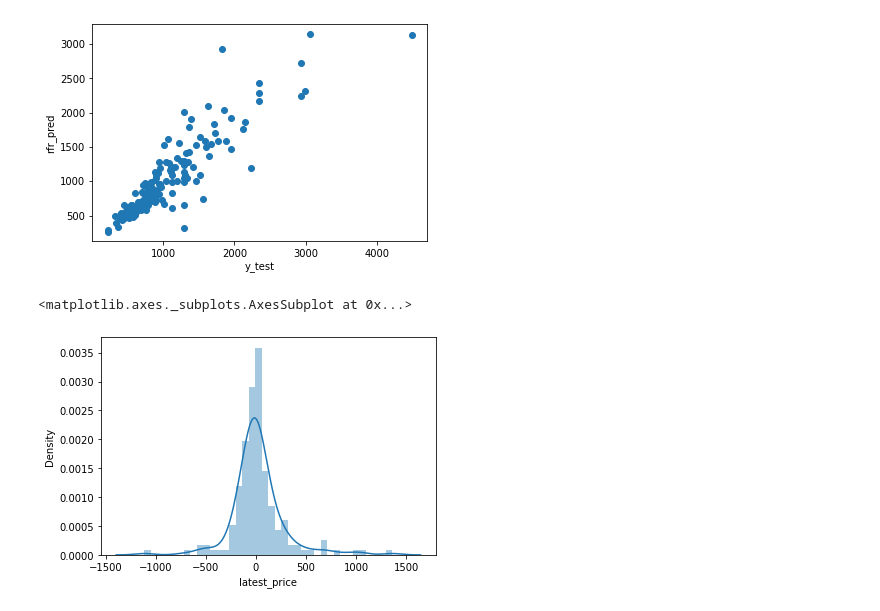
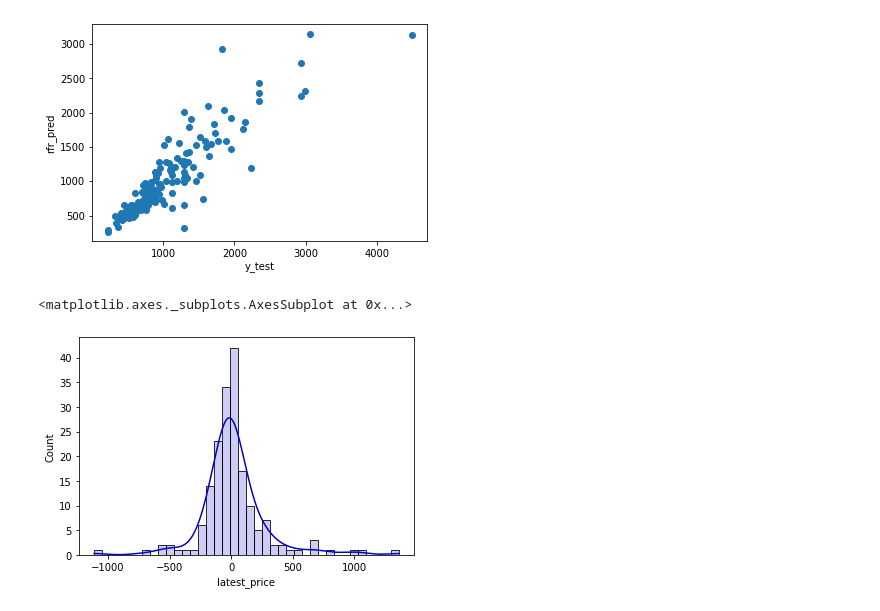
Before and after one commit to j-o-s-h-0/Laptop-Price-Prediction, a Jupyter notebook: Laptop_Price_Prediction.ipynb, the cells around one changed output. Drawn from its saved outputs; the diff is of its cells as text; code cells hidden in the pictures.

```diff
--- a/Laptop_Price_Prediction.ipynb
+++ b/Laptop_Price_Prediction.ipynb
@@ -222,13 +222,13 @@ sns.distplot((y_test - lr_pred))
 # %% [markdown]
 ## Random Forest Regressor
 # %%
-regressor = RandomForestRegressor(n_estimators=100, random_state=0)
+rfr = RandomForestRegressor(n_estimators=100, random_state=0)
 
-regressor.fit(X_train, y_train)
+rfr.fit(X_train, y_train)
 # %% [output]
 RandomForestRegressor(random_state=0)
 # %%
-rfr_pred = regressor.predict(X_test)
+rfr_pred = rfr.predict(X_test)
 # %%
 metrics.mean_squared_error(y_test, rfr_pred)
 # %% [output]
@@ -246,7 +246,7 @@ Text(0, 0.5, 'rfr_pred')
 [figure]
 # %%
 # Residual Error
-sns.distplot((y_test - rfr_pred))
+sns.histplot((y_test - rfr_pred), kde=True, color='mediumblue', alpha=0.2)
 # %% [output]
 <matplotlib.axes._subplots.AxesSubplot at 0x...>
-[figure, old version]
+[figure, new version]
```
Also changed, not shown: parts of 2 cells of this notebook.
